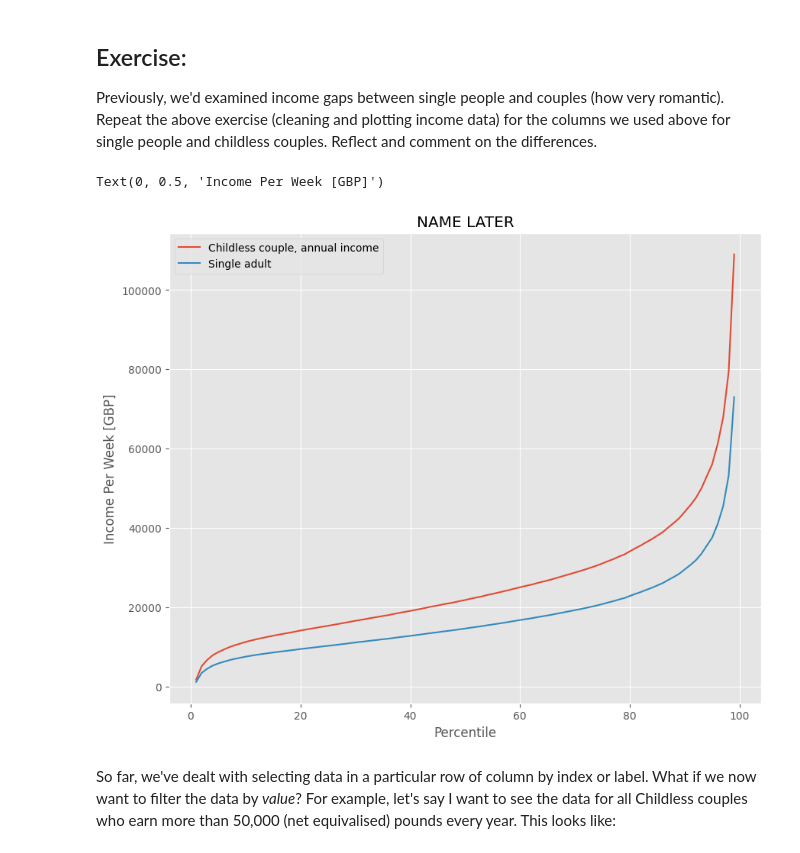
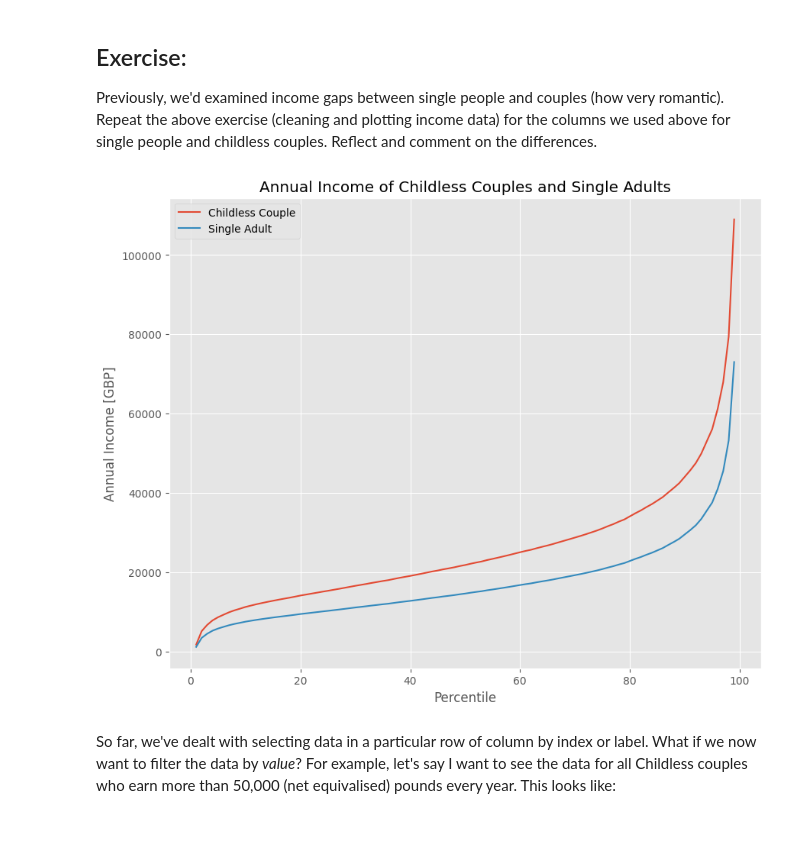
Before and after one commit to wigglyworm88/QM2, a Jupyter notebook: W2_Working_with_Data_in_Pandas.ipynb, the cells around one changed output. Drawn from its saved outputs; the diff is of its cells as text; code cells hidden in the pictures.

```diff
--- a/W2_Working_with_Data_in_Pandas.ipynb
+++ b/W2_Working_with_Data_in_Pandas.ipynb
@@ -385,26 +386,31 @@ Text(0, 0.5, 'Income Per Week [GBP]')
 Previously, we'd examined income gaps between single people and couples (how very romantic). Repeat the above exercise (cleaning and plotting income data) for the columns we used above for single people and childless couples. Reflect and comment on the differences.
 # %%
 # Assess the income columns for SINGLE PEOPLE and CHILDLESS COUPLE
-clean_single_couple =
+# CLEAN THEM
 
-# CLEAN THEM
+import matplotlib.pyplot as plt
+
 clean = income[['Childless couple, annual income', 'Single adult']]
 clean.head()
 
 clean=clean.replace(',', '', regex=True)
 clean = clean.replace('-', 'NaN', regex=True).astype('float')
 clean.head()
 
 # PLOT THEM
 clean.plot()
-plt.title('NAME LATER')
+
+# MEan MEADIAN???
+
+plt.title('Annual Income of Childless Couples and Single Adults')
 plt.xlabel('Percentile')
-plt.ylabel('Income Per Week [GBP]')
+plt.ylabel('Annual Income [GBP]')
+plt.legend(['Childless Couple','Single Adult'])
+plt.show()
 
 # draw axhline? calc mean med mode
 # %% [output]
-Text(0, 0.5, 'Income Per Week [GBP]')
-[figure, old version]
+[figure, new version]
 # %%
 Add your reflection here.
 # %% [markdown]
```
Also changed, not shown: parts of 3 cells of this notebook.
